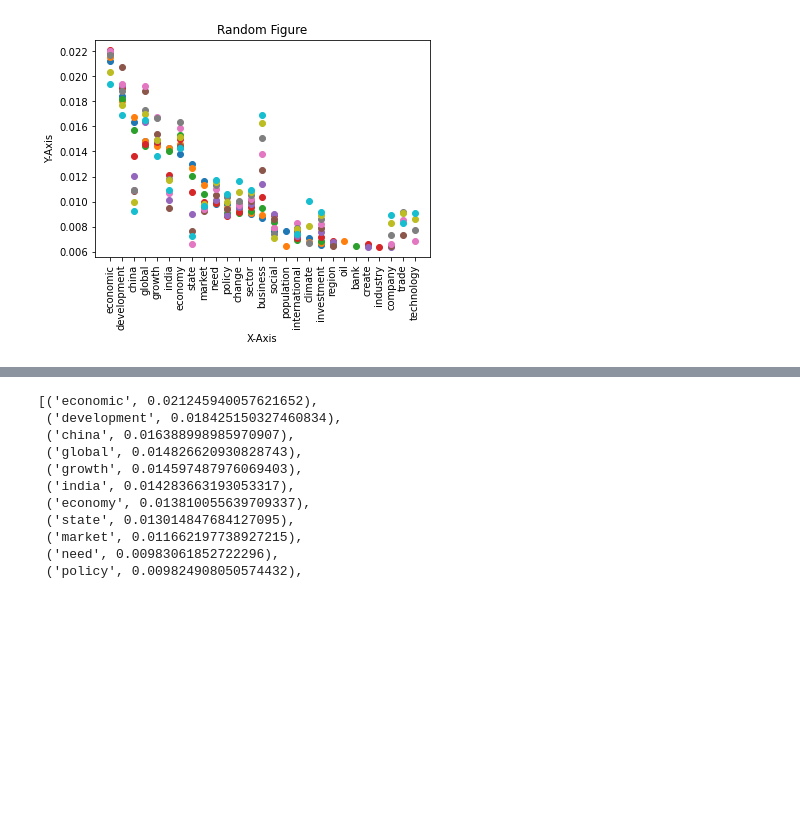
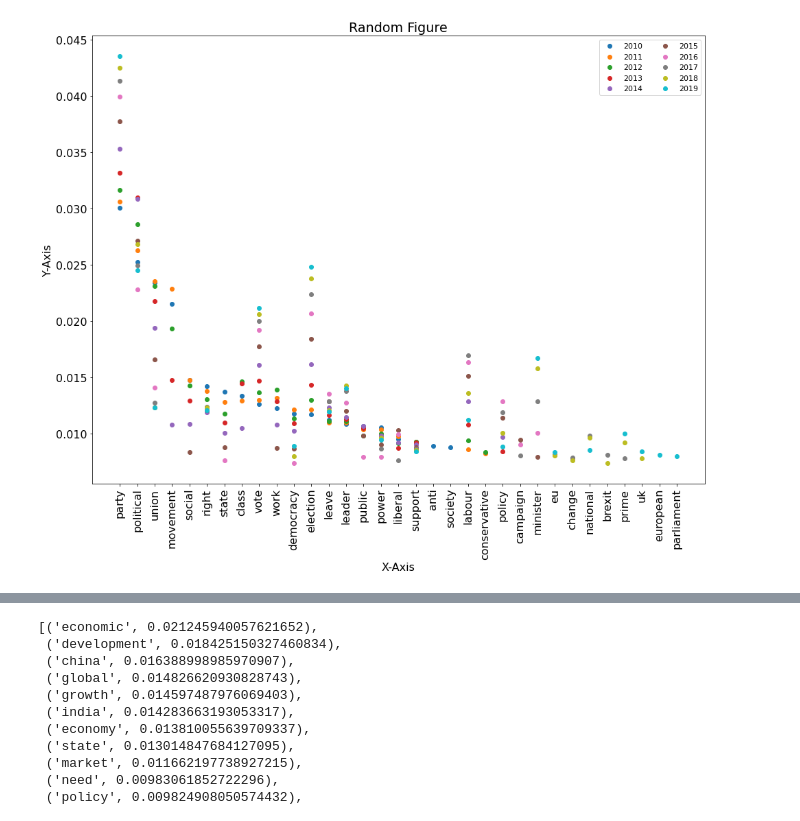
Before and after one commit to xxicheng/content-analysis-project-Online-news-coverage-of-inequality, a Jupyter notebook: code/dynamic topic modeling.ipynb, the cells around one changed output, grey strips where cells are left out. Drawn from its saved outputs; the diff is of its cells as text; code cells hidden in the pictures; blank space fills up the shorter version.

```diff
--- a/code/dynamic topic modeling.ipynb
+++ b/code/dynamic topic modeling.ipynb
@@ -267,17 +267,21 @@ pyLDAvis.display(vis_wrapper)
 # %%
 import matplotlib.pyplot as plt
 from math import log
-
+plt.rc('font', size=16)
+plt.figure(figsize = (16, 12))
 for i in range(10):
-    plt.scatter(*zip(*ldaseq.print_topics(time=i)[0]))
+    p = plt.scatter(*zip(*ldaseq.print_topics(time=i)[2]))
 #plt.scatter(*zip(*ldaseq.print_topics(time=1)[0]))
 plt.xticks(rotation=90)
 plt.title('Random Figure')
 plt.xlabel('X-Axis')
 plt.ylabel('Y-Axis')
+
+topic_labels = ['201{}'.format(k) for k in range(10)]
+plt.legend(topic_labels, loc=1, ncol=2, prop={'size':11}, frameon=True)
 plt.show()
 # %% [output]
-[figure, old version]
+[figure, new version]
 # %%
 topic0_dtm = pandas.DataFrame()
 
```
Also changed, not shown: parts of 1 cell of this notebook.
